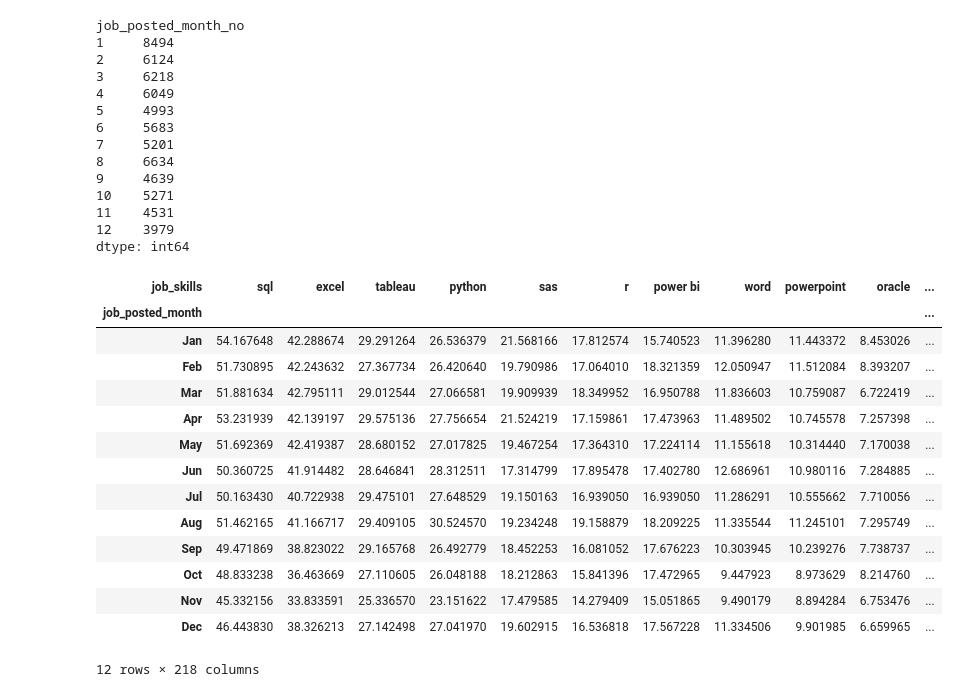
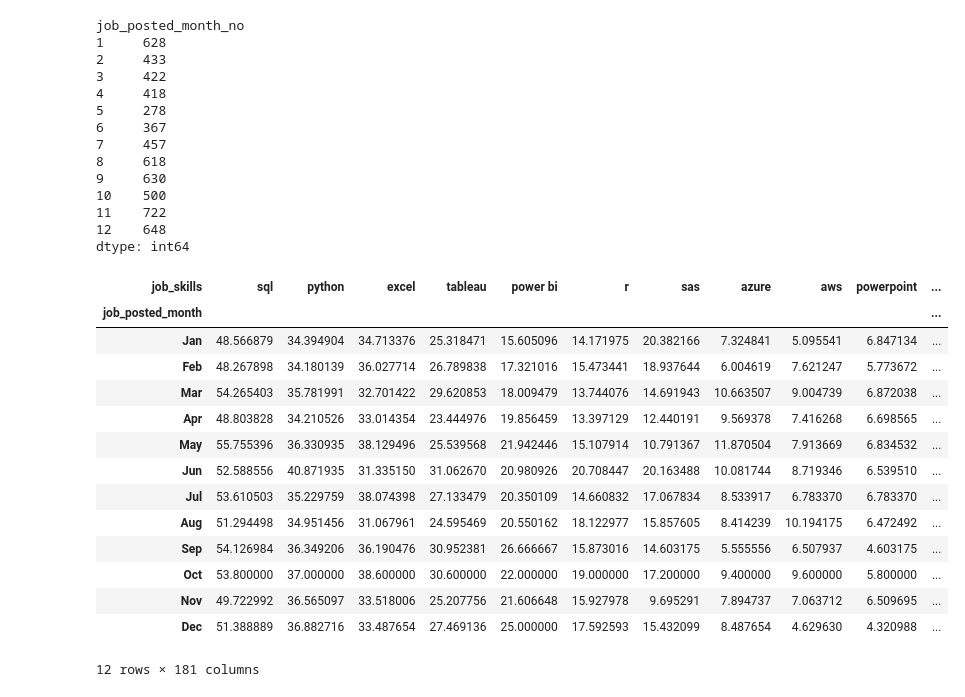
Before and after one commit to AGarg07/Python_learn, a Jupyter notebook: Adv_chapters/Data Science Job Project/3_Skill_Trend.ipynb, the cells around one changed output. Drawn from its saved outputs; the diff is of its cells as text; code cells hidden in the pictures.

```diff
--- a/Adv_chapters/Data Science Job Project/3_Skill_Trend.ipynb
+++ b/Adv_chapters/Data Science Job Project/3_Skill_Trend.ipynb
@@ -18,59 +18,59 @@ df_DA_US = df[(df['job_title_short'] == 'Data Analyst') & (df['job_country'] ==
 # %%
-df_DA_US['job_posted_month_no'] = df_DA_US['job_posted_date'].dt.month
+df_DA_IN['job_posted_month_no'] = df_DA_IN['job_posted_date'].dt.month
 # %%
-df_DA_US_explode = df_DA_US.explode('job_skills')
+df_DA_IN_explode = df_DA_IN.explode('job_skills')
 # %%
-df_DA_US_pivot = df_DA_US_explode.pivot_table(index='job_posted_month_no', columns='job_skills', aggfunc= 'size', fill_value=0)
+df_DA_IN_pivot = df_DA_IN_explode.pivot_table(index='job_posted_month_no', columns='job_skills', aggfunc= 'size', fill_value=0)
 
-df_DA_US_pivot.loc['Total'] = df_DA_US_pivot.sum()
+df_DA_IN_pivot.loc['Total'] = df_DA_IN_pivot.sum()
 
-df_DA_US_pivot = df_DA_US_pivot[df_DA_US_pivot.loc['Total'].sort_values(ascending=False).index]
+df_DA_IN_pivot = df_DA_IN_pivot[df_DA_IN_pivot.loc['Total'].sort_values(ascending=False).index]
 
-df_DA_US_pivot = df_DA_US_pivot.drop('Total')
+df_DA_IN_pivot = df_DA_IN_pivot.drop('Total')
 # %%
-DA_totals = df_DA_US.groupby('job_posted_month_no').size()
+DA_totals = df_DA_IN.groupby('job_posted_month_no').size()
 
 DA_totals
 # %% [output]
 job_posted_month_no
-1     8494
-2     6124
-3     6218
-4     6049
-5     4993
-6     5683
-7     5201
-8     6634
-9     4639
-10    5271
-11    4531
-12    3979
+1     628
+2     433
+3     422
+4     418
+5     278
+6     367
+7     457
+8     618
+9     630
+10    500
+11    722
+12    648
 dtype: int64
 # %%
-df_DA_percent = df_DA_US_pivot.div(DA_totals/100, axis=0)
+df_DA_percent = df_DA_IN_pivot.div(DA_totals/100, axis=0)
 
 df_DA_percent=df_DA_percent.reset_index()
 df_DA_percent['job_posted_month']= df_DA_percent['job_posted_month_no'].apply(lambda x: pd.to_datetime(x, format='%m').strftime('%b'))
 df_DA_percent = df_DA_percent.set_index('job_posted_month')
 df_DA_percent = df_DA_percent.drop(columns='job_posted_month_no')
 
 df_DA_percent
 # %% [output]
-| job_skills | sql | excel | tableau | python | sas | r | power bi | word | powerpoint | oracle | ... |
+| job_skills | sql | python | excel | tableau | power bi | r | sas | azure | aws | powerpoint | ... |
 | job_posted_month |  |  |  |  |  |  |  |  |  |  | ... |
-| Jan | 54.167648 | 42.288674 | 29.291264 | 26.536379 | 21.568166 | 17.812574 | 15.740523 | 11.396280 | 11.443372 | 8.453026 | ... |
-| Feb | 51.730895 | 42.243632 | 27.367734 | 26.420640 | 19.790986 | 17.064010 | 18.321359 | 12.050947 | 11.512084 | 8.393207 | ... |
-| Mar | 51.881634 | 42.795111 | 29.012544 | 27.066581 | 19.909939 | 18.349952 | 16.950788 | 11.836603 | 10.759087 | 6.722419 | ... |
-| Apr | 53.231939 | 42.139197 | 29.575136 | 27.756654 | 21.524219 | 17.159861 | 17.473963 | 11.489502 | 10.745578 | 7.257398 | ... |
-| May | 51.692369 | 42.419387 | 28.680152 | 27.017825 | 19.467254 | 17.364310 | 17.224114 | 11.155618 | 10.314440 | 7.170038 | ... |
-| Jun | 50.360725 | 41.914482 | 28.646841 | 28.312511 | 17.314799 | 17.895478 | 17.402780 | 12.686961 | 10.980116 | 7.284885 | ... |
-| Jul | 50.163430 | 40.722938 | 29.475101 | 27.648529 | 19.150163 | 16.939050 | 16.939050 | 11.286291 | 10.555662 | 7.710056 | ... |
-| Aug | 51.462165 | 41.166717 | 29.409105 | 30.524570 | 19.234248 | 19.158879 | 18.209225 | 11.335544 | 11.245101 | 7.295749 | ... |
-| Sep | 49.471869 | 38.823022 | 29.165768 | 26.492779 | 18.452253 | 16.081052 | 17.676223 | 10.303945 | 10.239276 | 7.738737 | ... |
-| Oct | 48.833238 | 36.463669 | 27.110605 | 26.048188 | 18.212863 | 15.841396 | 17.472965 | 9.447923 | 8.973629 | 8.214760 | ... |
-| Nov | 45.332156 | 33.833591 | 25.336570 | 23.151622 | 17.479585 | 14.279409 | 15.051865 | 9.490179 | 8.894284 | 6.753476 | ... |
-| Dec | 46.443830 | 38.326213 | 27.142498 | 27.041970 | 19.602915 | 16.536818 | 17.567228 | 11.334506 | 9.901985 | 6.659965 | ... |
+| Jan | 48.566879 | 34.394904 | 34.713376 | 25.318471 | 15.605096 | 14.171975 | 20.382166 | 7.324841 | 5.095541 | 6.847134 | ... |
+| Feb | 48.267898 | 34.180139 | 36.027714 | 26.789838 | 17.321016 | 15.473441 | 18.937644 | 6.004619 | 7.621247 | 5.773672 | ... |
+| Mar | 54.265403 | 35.781991 | 32.701422 | 29.620853 | 18.009479 | 13.744076 | 14.691943 | 10.663507 | 9.004739 | 6.872038 | ... |
+| Apr | 48.803828 | 34.210526 | 33.014354 | 23.444976 | 19.856459 | 13.397129 | 12.440191 | 9.569378 | 7.416268 | 6.698565 | ... |
+| May | 55.755396 | 36.330935 | 38.129496 | 25.539568 | 21.942446 | 15.107914 | 10.791367 | 11.870504 | 7.913669 | 6.834532 | ... |
+| Jun | 52.588556 | 40.871935 | 31.335150 | 31.062670 | 20.980926 | 20.708447 | 20.163488 | 10.081744 | 8.719346 | 6.539510 | ... |
+| Jul | 53.610503 | 35.229759 | 38.074398 | 27.133479 | 20.350109 | 14.660832 | 17.067834 | 8.533917 | 6.783370 | 6.783370 | ... |
+| Aug | 51.294498 | 34.951456 | 31.067961 | 24.595469 | 20.550162 | 18.122977 | 15.857605 | 8.414239 | 10.194175 | 6.472492 | ... |
+| Sep | 54.126984 | 36.349206 | 36.190476 | 30.952381 | 26.666667 | 15.873016 | 14.603175 | 5.555556 | 6.507937 | 4.603175 | ... |
+| Oct | 53.800000 | 37.000000 | 38.600000 | 30.600000 | 22.000000 | 19.000000 | 17.200000 | 9.400000 | 9.600000 | 5.800000 | ... |
+| Nov | 49.722992 | 36.565097 | 33.518006 | 25.207756 | 21.606648 | 15.927978 | 9.695291 | 7.894737 | 7.063712 | 6.509695 | ... |
+| Dec | 51.388889 | 36.882716 | 33.487654 | 27.469136 | 25.000000 | 17.592593 | 15.432099 | 8.487654 | 4.629630 | 4.320988 | ... |
-12 rows × 218 columns
+12 rows × 181 columns
 # %%
 df_plot = df_DA_percent.iloc[:, :5]
 
```
Also changed, not shown: parts of 2 cells of this notebook, 2 other files.
